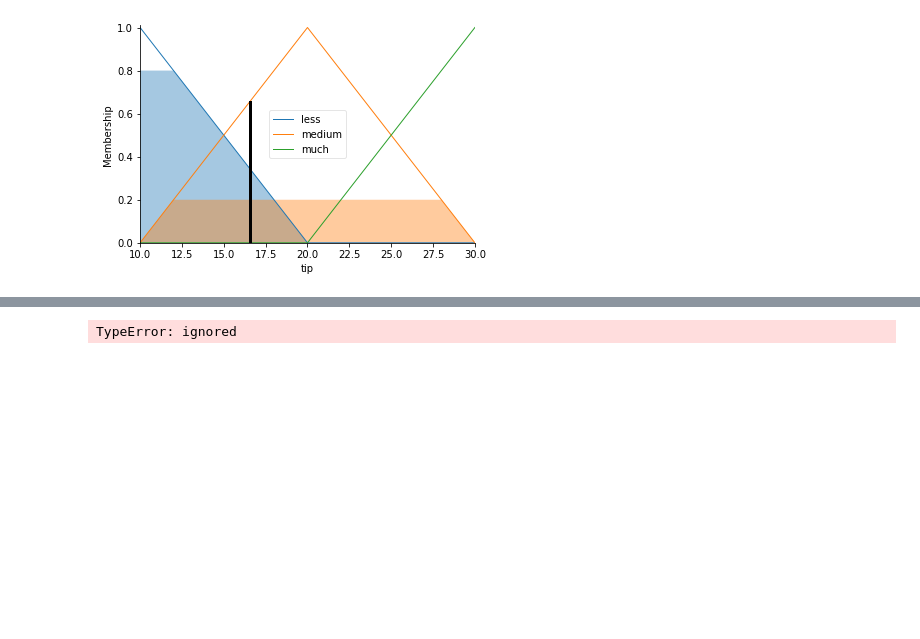
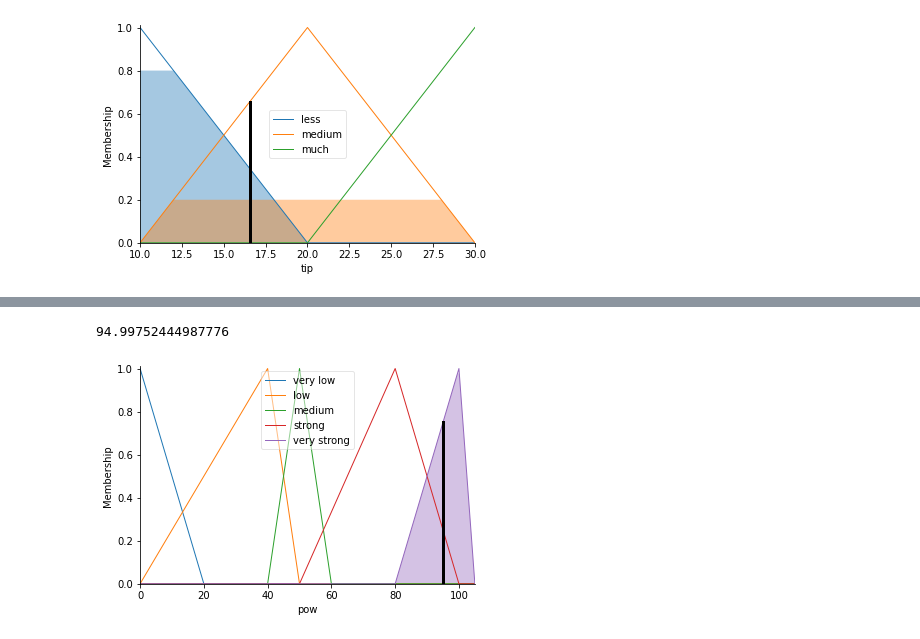
Before and after one commit to ryonpham/Tu-n-5, a Jupyter notebook: 27_2_2023.ipynb, the cells around one changed output, grey strips where cells are left out. Cells and saved outputs as stored; diff of their text form; code cells hidden in the pictures; blank space fills up the shorter version.

```diff
--- a/27_2_2023.ipynb
+++ b/27_2_2023.ipynb
@@ -101,39 +101,40 @@ time['average'].view()
 [figure]
 # %%
-rule1 = ctrl.Rule(rice['very little']&time['very fast'],power['medium'])
-rule2 = ctrl.Rule(rice['very little']&time['fast'],power['medium'])
-rule3 = ctrl.Rule(rice['very little']&time['average'],power['low'])
-rule4 = ctrl.Rule(rice['very little']&time['slow'],power['low'])
-rule5 = ctrl.Rule(rice['very little']&time['very slow'],power['very low'])
-rule6 = ctrl.Rule(rice['little']&time['very fast'],power['strong'])
-rule7 = ctrl.Rule(rice['little']&time['fast'],power['medium'])
-rule8 = ctrl.Rule(rice['little']&time['average'],power['medium'])
-rule9 = ctrl.Rule(rice['little']&time['slow'],power['low'])
-rule10 = ctrl.Rule(rice['little']&time['very slow'],power['very low'])
-rule11 = ctrl.Rule(rice['average']&time['very fast'],power['strong'])
-rule12 = ctrl.Rule(rice['average']&time['fast'],power['strong'])
-rule13 = ctrl.Rule(rice['average']&time['average'],power['strong'])
-rule14 = ctrl.Rule(rice['average']&time['slow'],power['medium'])
-rule15 = ctrl.Rule(rice['average']&time['very slow'],power['low'])
-rule16 = ctrl.Rule(rice['much']&time['very fast'],power['very strong'])
-rule17 = ctrl.Rule(rice['much']&time['fast'],power['very strong'])
-rule18 = ctrl.Rule(rice['much']&time['average'],power['strong'])
-rule19 = ctrl.Rule(rice['much']&time['slow'],power['strong'])
-rule20 = ctrl.Rule(rice['much']&time['very slow'],power['medium'])
-rule21 = ctrl.Rule(rice['very much']&time['very fast'],power['very strong'])
-rule22 = ctrl.Rule(rice['very much']&time['fast'],power['very strong'])
-rule23 = ctrl.Rule(rice['very much']&time['average'],power['very strong'])
-rule24 = ctrl.Rule(rice['very much']&time['slow'],power['strong'])
-rule25 = ctrl.Rule(rice['very much']&time['very slow'],power['strong'])
+rule1 = ctrl.Rule(rice['very little'] &time['very fast'], pow['medium'])
+rule2 = ctrl.Rule(rice['very little'] &time['fast'], pow['medium'])
+rule3 = ctrl.Rule(rice['very little'] &time['average'], pow['low'])
+rule4 = ctrl.Rule(rice['very little'] &time['slow'], pow['low'])
+rule5 = ctrl.Rule(rice['very little'] &time['very slow'], pow['very low'])
+rule6 = ctrl.Rule(rice['little'] &time['very fast'], pow['strong'])
+rule7 = ctrl.Rule(rice['little'] &time['fast'], pow['medium'])
+rule8 = ctrl.Rule(rice['little'] &time['average'], pow['medium'])
+rule9 = ctrl.Rule(rice['little'] &time['slow'], pow['low'])
+rule10 = ctrl.Rule(rice['little'] &time['very slow'], pow['very low'])
+rule11 = ctrl.Rule(rice['average'] &time['very fast'], pow['strong'])
+rule12 = ctrl.Rule(rice['average'] &time['fast'], pow['strong'])
+rule13 = ctrl.Rule(rice['average'] &time['average'], pow['strong'])
+rule14 = ctrl.Rule(rice['average'] &time['slow'], pow['medium'])
+rule15 = ctrl.Rule(rice['average'] &time['very slow'], pow['low'])
+rule16 = ctrl.Rule(rice['much'] &time['very fast'], pow['very strong'])
+rule17 = ctrl.Rule(rice['much'] &time['fast'], pow['very strong'])
+rule18 = ctrl.Rule(rice['much'] &time['average'], pow['strong'])
+rule19 = ctrl.Rule(rice['much'] &time['slow'], pow['strong'])
+rule20 = ctrl.Rule(rice['much'] &time['very slow'], pow['medium'])
+rule21 = ctrl.Rule(rice['very much'] &time['very fast'], pow['very strong'])
+rule22 = ctrl.Rule(rice['very much'] &time['fast'], pow['very strong'])
+rule23 = ctrl.Rule(rice['very much'] &time['average'], pow['very strong'])
+rule24 = ctrl.Rule(rice['very much'] &time['slow'], pow['strong'])
+rule25 = ctrl.Rule(rice['very much'] &time['very slow'], pow['strong'])
 
 power_ctrl = ctrl.ControlSystem([rule1,rule2,rule3,rule4,rule5,rule6,rule7,rule8,rule9,rule10,rule11,rule12,
                                    rule13,rule14,rule15,rule16,rule17,rule18,rule19,rule20,rule21,rule22,
                                    rule23,rule24,rule25])
 power = ctrl.ControlSystemSimulation(power_ctrl)
-power.input['rice'] = 1500
-power.input['time'] = 250
+power.input['rice'] = 1782
+power.input['time'] = 50
 power.compute() #tính toán
-print(power.output['power'])
-power.view(sim = power)
+print(power.output['pow'])
+pow.view(sim = power)
 # %% [output]
-TypeError: ignored
+94.99752444987776
+[figure, added]
```
Also changed, not shown: parts of 2 cells of this notebook.
